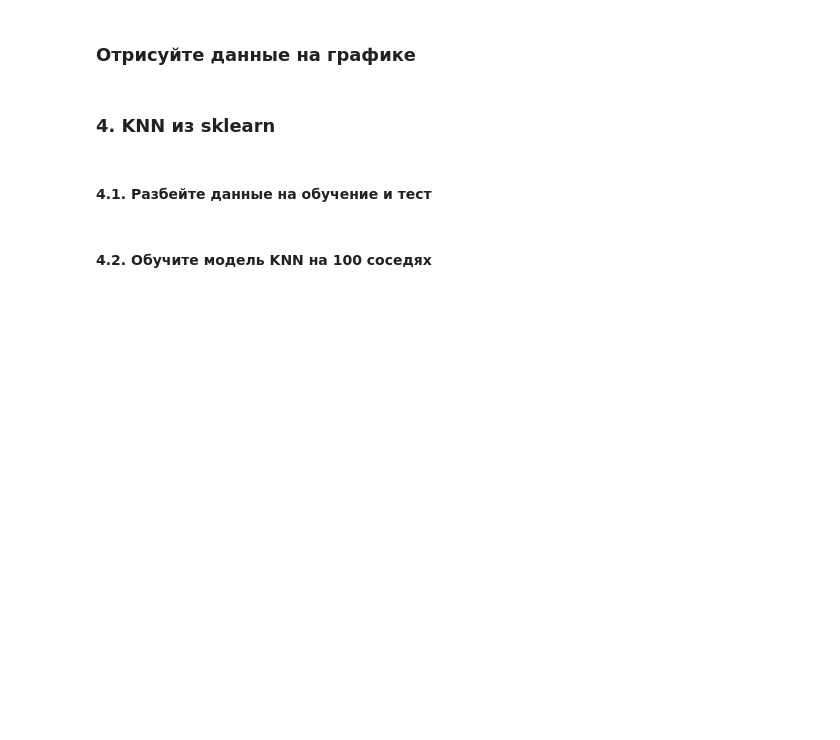
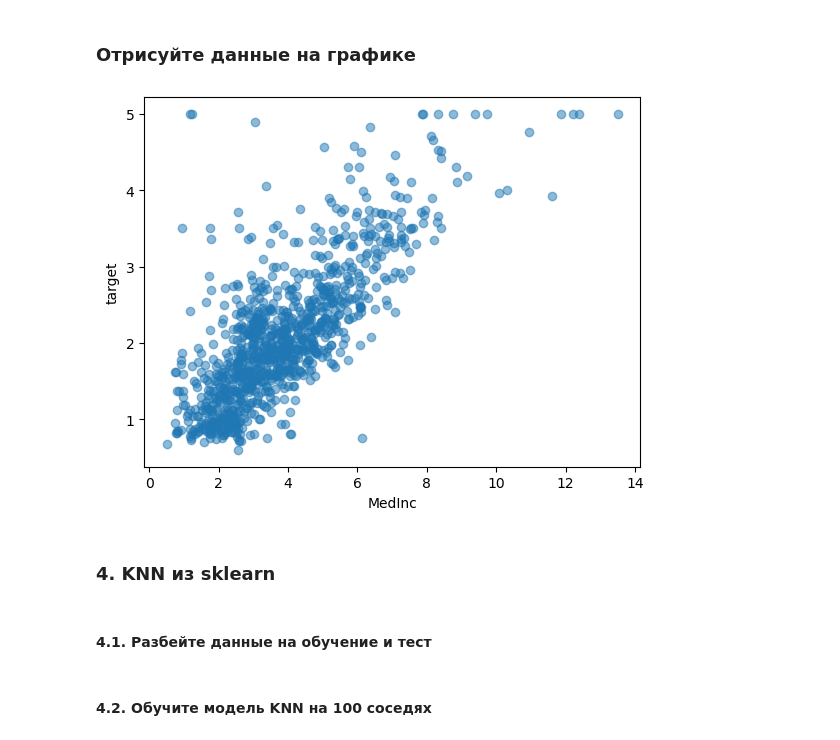
Before and after one commit to sasha-sem/data_mining_lessons, a Jupyter notebook: 3. Метод k-ближайших соседей/Практическая работа 6. Метод_K_ближайших_соседей.ipynb, the cells around one changed output. Drawn from its saved outputs; the diff is of its cells as text; code cells hidden in the pictures; blank space fills up the shorter version.

```diff
--- a/3. Метод k-ближайших соседей/Практическая работа 6. Метод_K_ближайших_соседей.ipynb
+++ b/3. Метод k-ближайших соседей/Практическая работа 6. Метод_K_ближайших_соседей.ipynb
@@ -696,0 +972,3 @@ array([4.526, 3.585, 3.521, ..., 0.923, 0.847, 0.894])
+# %%
+X = X[['MedInc']].iloc[:1000]
+X
@@ -696,0 +989,3 @@ array([4.526, 3.585, 3.521, ..., 0.923, 0.847, 0.894])
+# %%
+y = y[:1000]
+y
@@ -701,3 +1012,9 @@ array([4.526, 3.585, 3.521, ..., 0.923, 0.847, 0.894])
+# %%
+plt.scatter(X['MedInc'], y[:1000], alpha=0.5)
+plt.xlabel('MedInc')
+_ = plt.ylabel('target')
+# %% [output]
+[figure, added]
 # %% [markdown]
 ### 4. KNN из sklearn
 # %% [markdown]
```
Also changed, not shown: parts of 133 cells of this notebook, 1 other file.
